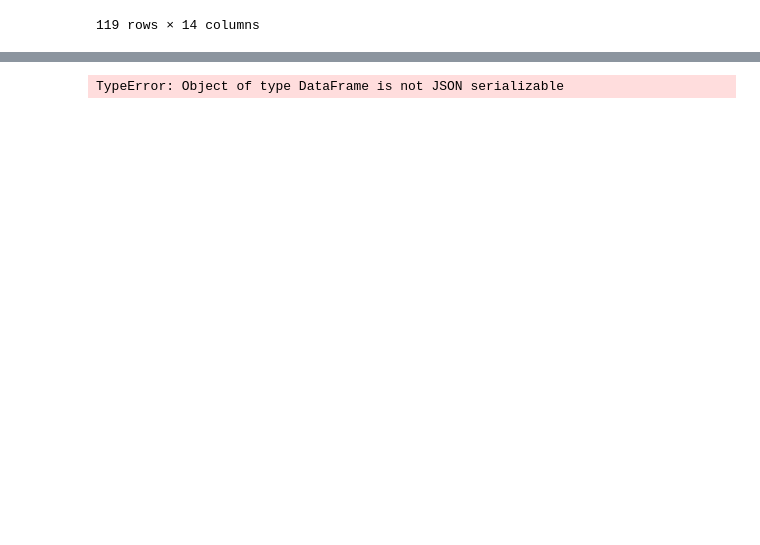
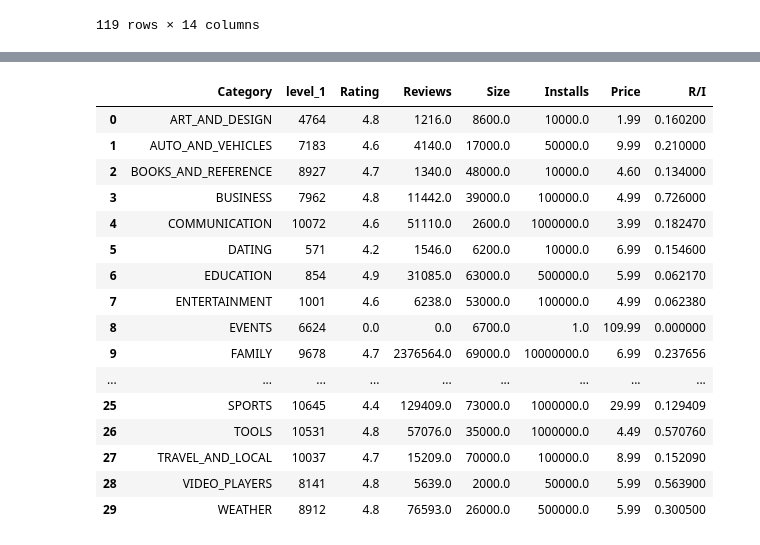
Before and after one commit to Ikayeze/develhope-second-project, a Jupyter notebook: Week_3.ipynb, the cells around one changed output, grey strips where cells are left out. Cells and saved outputs as stored; diff of their text form; code cells hidden in the pictures; blank space fills up the shorter version.

```diff
--- a/Week_3.ipynb
+++ b/Week_3.ipynb
@@ -410,6 +416,8 @@ paid_by_category
 |  | 8912 | Weather Forecast Pro | WEATHER | 4.7 | 14051.0 | 8700.0 | 100000.0 | Paid | 3.99 | Everyone | ... |
 |  | 4955 | MyRadar NOAA Weather Radar Ad Free | WEATHER | 4.5 | 3005.0 | 26000.0 | 10000.0 | Paid | 2.99 | Everyone | ... |
 119 rows × 14 columns
+# %%
+paid_by_category.rename(columns={"Category":"Categories"}, inplace=True)
 # %%
-a = paid_by_category.index
+paid_by_category = paid_by_category.reset_index()
 # %%
@@ -444,5 +458,20 @@ data = dict(
 # %%
-fig = px.funnel(data, x='category', y='total_buy')
-fig.show()
+paid_by_category.groupby("Category").max("Size").reset_index()
 # %% [output]
-TypeError: Object of type DataFrame is not JSON serializable
+|  | Category | level_1 | Rating | Reviews | Size | Installs | Price | R/I |
+| 0 | ART_AND_DESIGN | 4764 | 4.8 | 1216.0 | 8600.0 | 10000.0 | 1.99 | 0.160200 |
+| 1 | AUTO_AND_VEHICLES | 7183 | 4.6 | 4140.0 | 17000.0 | 50000.0 | 9.99 | 0.210000 |
+| 2 | BOOKS_AND_REFERENCE | 8927 | 4.7 | 1340.0 | 48000.0 | 10000.0 | 4.60 | 0.134000 |
+| 3 | BUSINESS | 7962 | 4.8 | 11442.0 | 39000.0 | 100000.0 | 4.99 | 0.726000 |
+| 4 | COMMUNICATION | 10072 | 4.6 | 51110.0 | 2600.0 | 1000000.0 | 3.99 | 0.182470 |
+| 5 | DATING | 571 | 4.2 | 1546.0 | 6200.0 | 10000.0 | 6.99 | 0.154600 |
+| 6 | EDUCATION | 854 | 4.9 | 31085.0 | 63000.0 | 500000.0 | 5.99 | 0.062170 |
+| 7 | ENTERTAINMENT | 1001 | 4.6 | 6238.0 | 53000.0 | 100000.0 | 4.99 | 0.062380 |
+| 8 | EVENTS | 6624 | 0.0 | 0.0 | 6700.0 | 1.0 | 109.99 | 0.000000 |
+| 9 | FAMILY | 9678 | 4.7 | 2376564.0 | 69000.0 | 10000000.0 | 6.99 | 0.237656 |
+| ... | ... | ... | ... | ... | ... | ... | ... | ... |
+| 25 | SPORTS | 10645 | 4.4 | 129409.0 | 73000.0 | 1000000.0 | 29.99 | 0.129409 |
+| 26 | TOOLS | 10531 | 4.8 | 57076.0 | 35000.0 | 1000000.0 | 4.49 | 0.570760 |
+| 27 | TRAVEL_AND_LOCAL | 10037 | 4.7 | 15209.0 | 70000.0 | 100000.0 | 8.99 | 0.152090 |
+| 28 | VIDEO_PLAYERS | 8141 | 4.8 | 5639.0 | 2000.0 | 50000.0 | 5.99 | 0.563900 |
+| 29 | WEATHER | 8912 | 4.8 | 76593.0 | 26000.0 | 500000.0 | 5.99 | 0.300500 |
```
Also changed, not shown: parts of 8 cells of this notebook.
